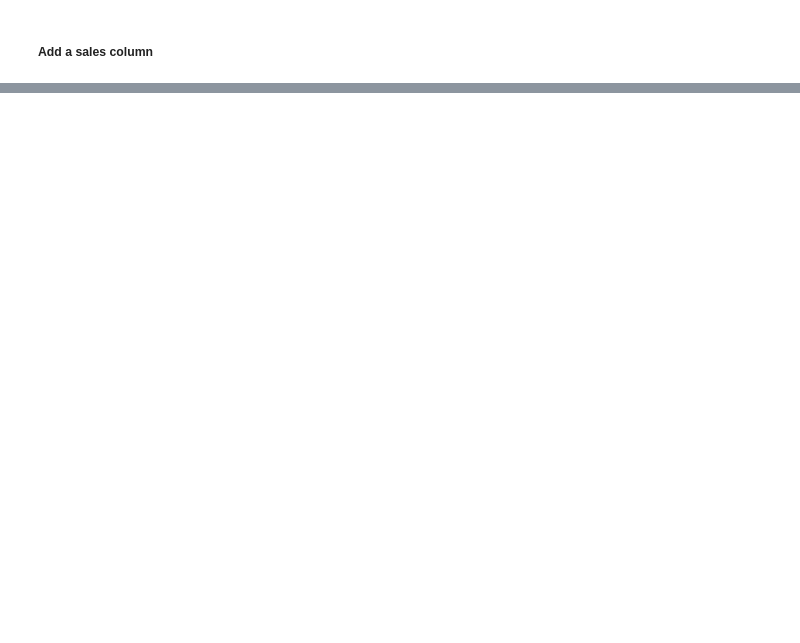
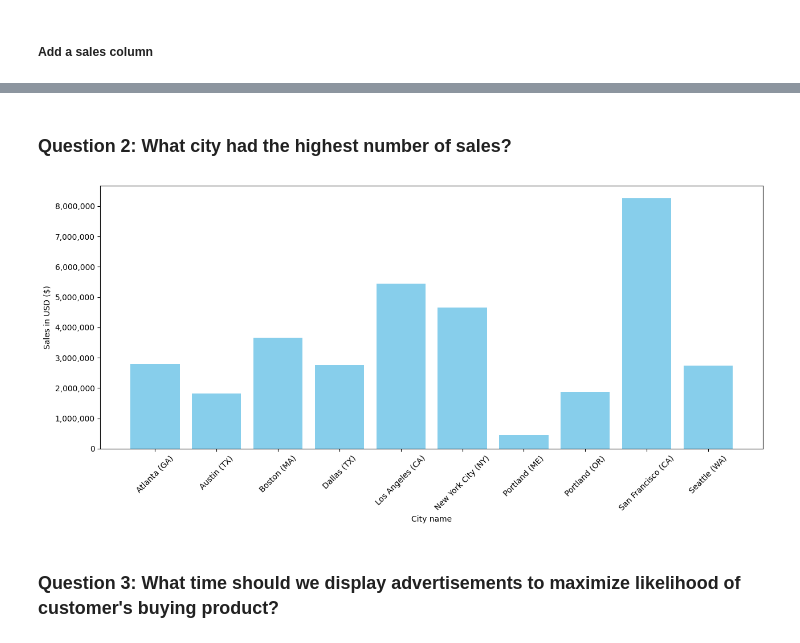
Before and after one commit to JoaquinDiLorenzo/Sales-Project, a Jupyter notebook: SalesAnalysis/SalesAnalysis.ipynb, the cells around one changed output, grey strips where cells are left out. Cells and saved outputs as stored; diff of their text form; code cells hidden in the pictures; blank space fills up the shorter version.

```diff
--- a/SalesAnalysis/SalesAnalysis.ipynb
+++ b/SalesAnalysis/SalesAnalysis.ipynb
@@ -101,0 +118,25 @@ plt.show()
+# %% [markdown]
+### Question 2: What city had the highest number of sales?
+# %%
+import matplotlib.pyplot as plt
+
+results = all_data.groupby('City')['Sales'].sum()
+cities = results.index
+
+
+plt.figure(figsize=(15, 6))
+
+plt.bar(cities, results.values,color='skyblue')
+
+plt.gca().yaxis.set_major_formatter(ticker.FuncFormatter(lambda x, pos: f'{x:,.0f}')) #Improving legibility of y-axis
+
+plt.xticks(cities,rotation=45)
+
+plt.ylabel('Sales in USD ($)')
+plt.xlabel('City name')
+
+plt.show()
+# %% [output]
+[figure, added]
+# %% [markdown]
+### Question 3: What time should we display advertisements to maximize likelihood of customer's buying product?
```
Also changed, not shown: parts of 27 cells of this notebook, 3 other files.
